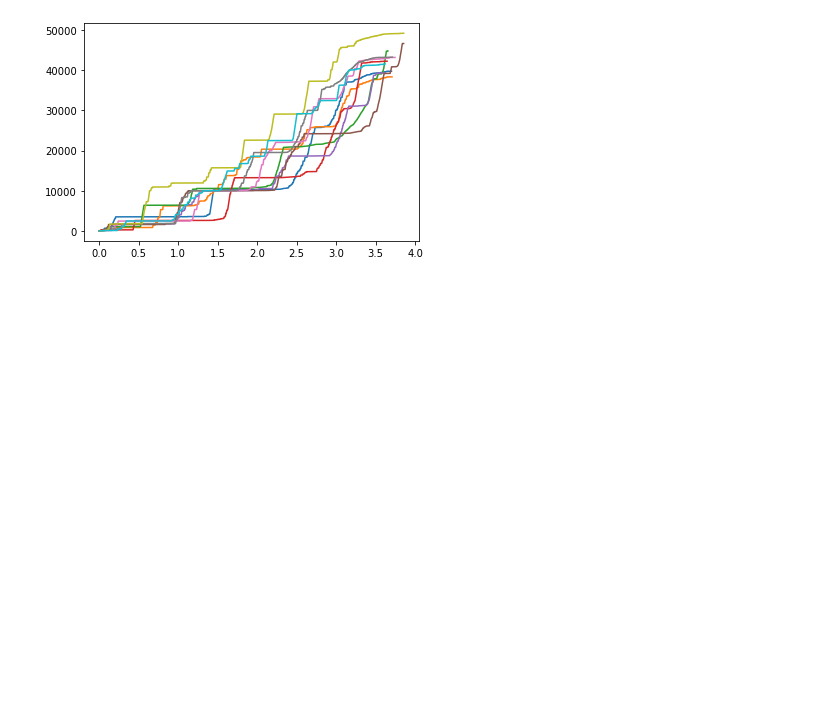
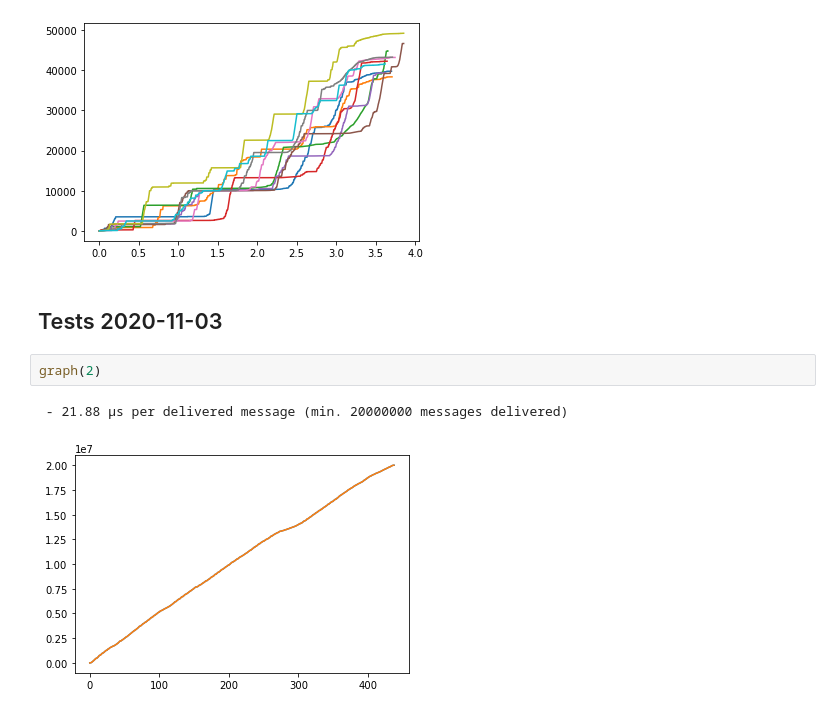
Before and after one commit to robinmamie/distributed-algorithms, a Jupyter notebook: timings.ipynb, the cells around one changed output. Drawn from its saved outputs; the diff is of its cells as text; blank space fills up the shorter version.

```diff
--- a/timings.ipynb
+++ b/timings.ipynb
@@ -108,3 +108,10 @@ graph(10)
 # %% [output]
  - 87.05 µs per delivered message (min. 38341 messages delivered)
 [figure]
+# %% [markdown]
+## Tests 2020-11-03
+# %%
+graph(2)
+# %% [output]
+ - 21.88 µs per delivered message (min. 20000000 messages delivered)
+[figure, added]
```
Also changed, not shown: parts of 1 cell of this notebook, 14 other files.
